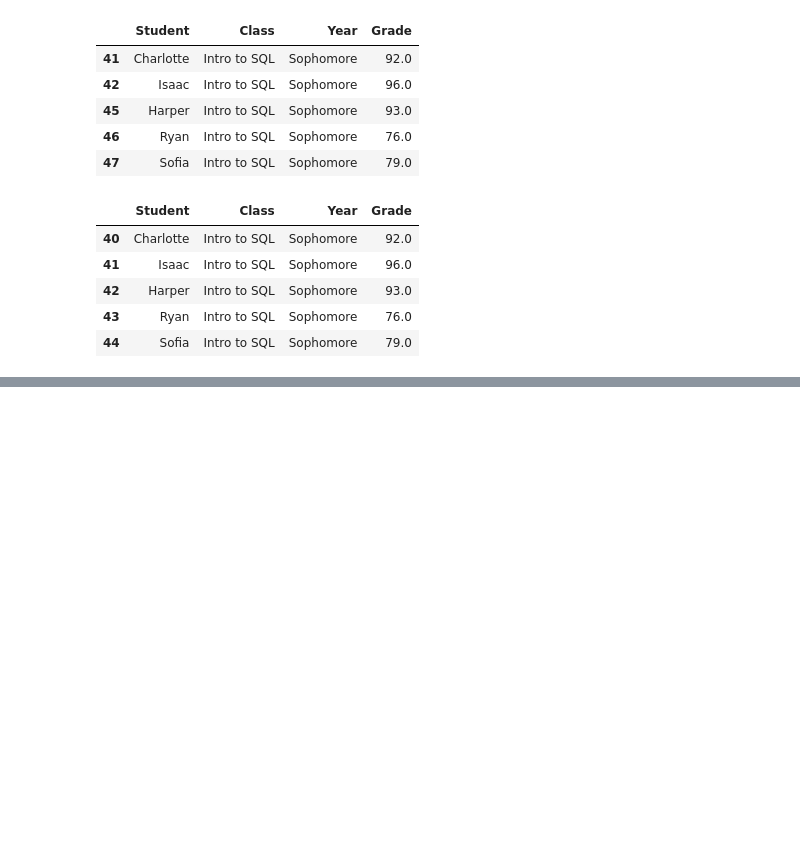
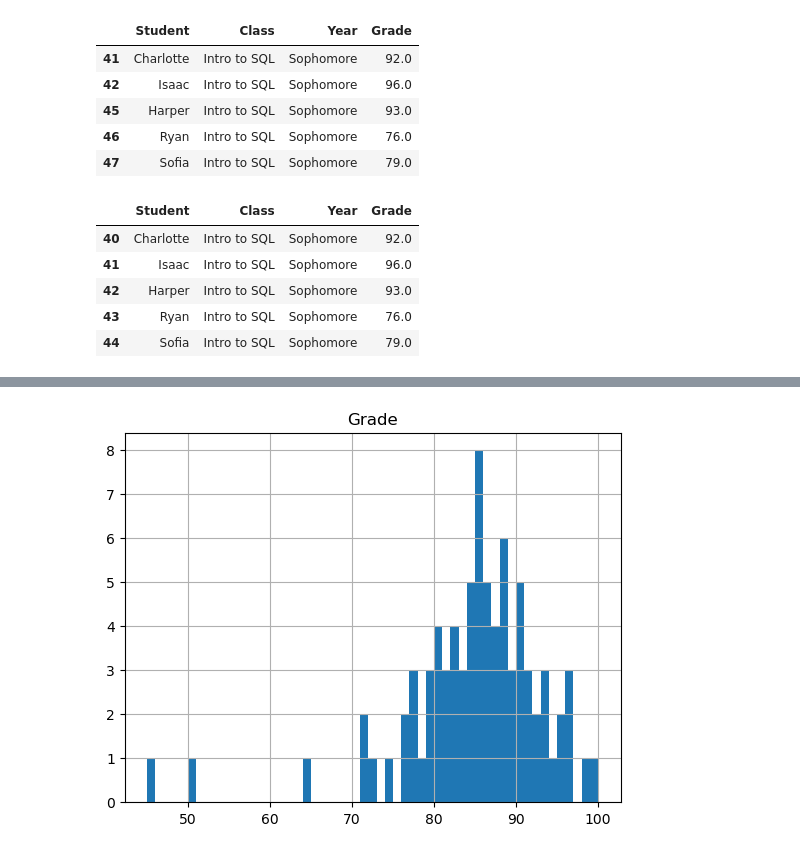
Before and after one commit to Camiloesp/Python-Data-Science-Data-Prep-EDA-with-Python, a Jupyter notebook: 2_CleaningData.ipynb, the cells around one changed output, grey strips where cells are left out. Drawn from its saved outputs; the diff is of its cells as text; code cells hidden in the pictures; blank space fills up the shorter version.

```diff
--- a/2_CleaningData.ipynb
+++ b/2_CleaningData.ipynb
@@ -684,0 +697,5 @@ df_grades.iloc[40:45,:]
+# %%
+# Histograms
+df.hist(bins=55);
+# %% [output]
+[figure, added]
```
Also changed, not shown: parts of 19 cells of this notebook.
